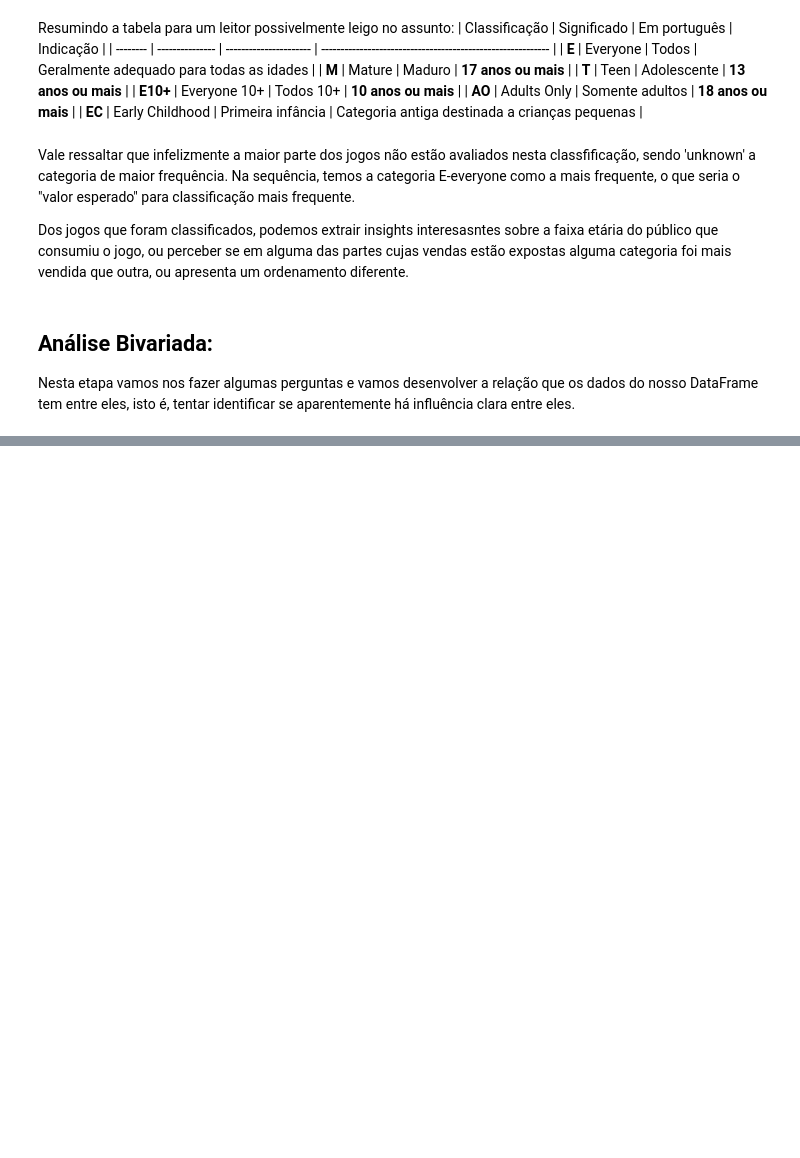
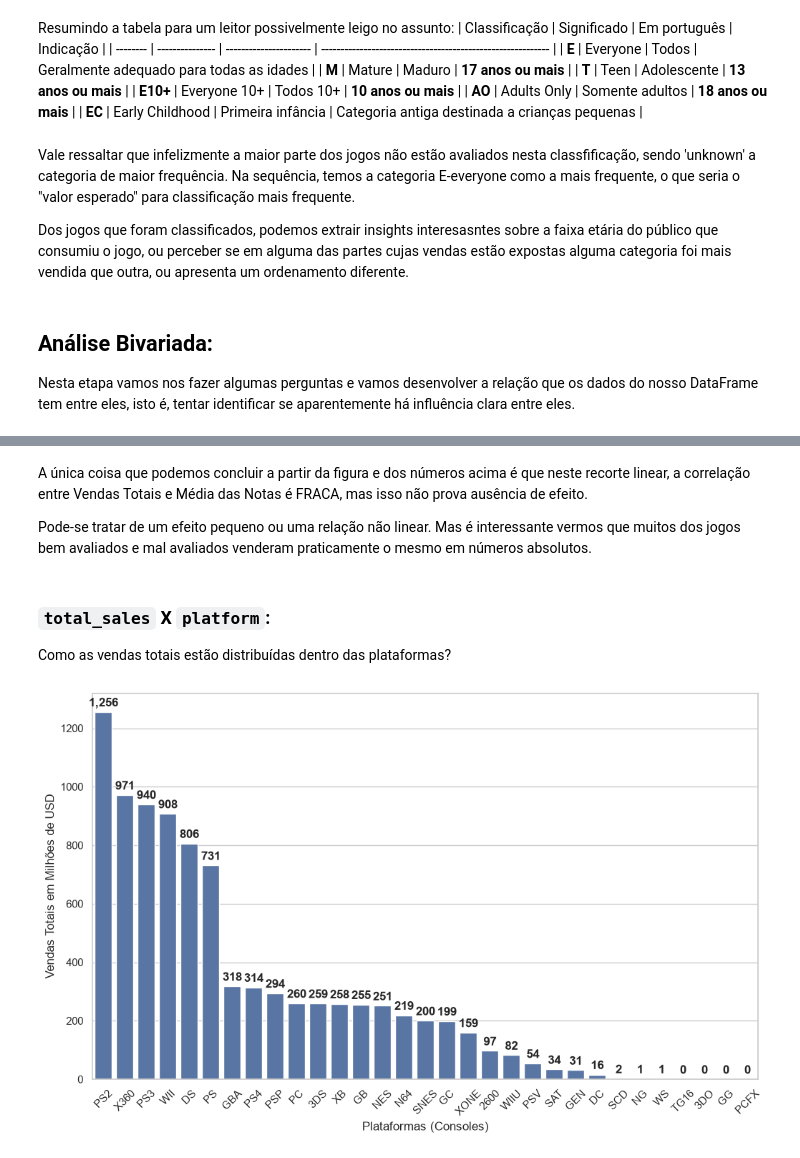
Before and after one commit to JLMB2015/games-analysis, a Jupyter notebook: project.ipynb, the cells around one changed output, grey strips where cells are left out. Saved outputs shown, nothing was run; the diff lists cells and outputs as text; code cells hidden in the pictures; blank space fills up the shorter version.

```diff
--- a/project.ipynb
+++ b/project.ipynb
@@ -1486,0 +2227,33 @@ Nesta etapa vamos nos fazer algumas perguntas e vamos desenvolver a relação qu
+# %% [markdown]
+A única coisa que podemos concluir a partir da figura e dos números acima é que neste recorte linear, a correlação entre Vendas Totais e Média das Notas é FRACA, mas isso não prova ausência de efeito.
+
+Pode-se tratar de um efeito pequeno ou uma relação não linear. Mas é interessante vermos que muitos dos jogos bem avaliados e mal avaliados venderam praticamente o mesmo em números absolutos.
+# %% [markdown]
+### `total_sales` X `platform`:
+
+Como as vendas totais estão distribuídas dentro das plataformas?
+# %%
+# Gerando o DataFrame com os dados relevantes
+data_to_plot = df[["total_sales","platform"]].copy().reset_index(drop=True)
+data_to_plot = data_to_plot.groupby("platform")["total_sales"].sum().reset_index()
+data_to_plot = data_to_plot.sort_values(by="total_sales", ascending=False)
+
+graph = sns.barplot(data=data_to_plot, x="platform", y="total_sales")
+
+# Adiciona rótulos acima de cada barra
+for p in graph.patches:
+    graph.annotate(
+        f'{p.get_height():,.0f}',                       # valor da barra formatado
+        (p.get_x() + p.get_width()/2, p.get_height()),  # posição: centro e topo da barra
+        ha='center', va='bottom', fontweight='bold',    # alinhamento central e negrito
+        xytext=(0, 3), textcoords='offset points'       # deslocamento de 3 pontos acima da barra
+    )
+
+plt.xticks(rotation=45)
+plt.xlabel(xlabel="Plataformas (Consoles)")
+plt.ylabel(ylabel="Vendas Totais em Milhões de USD")
+
+# Exibe o gráfico na tela
+plt.show(graph)
+# %% [output]
+[figure, added]
```
Also changed, not shown: parts of 99 cells of this notebook.
